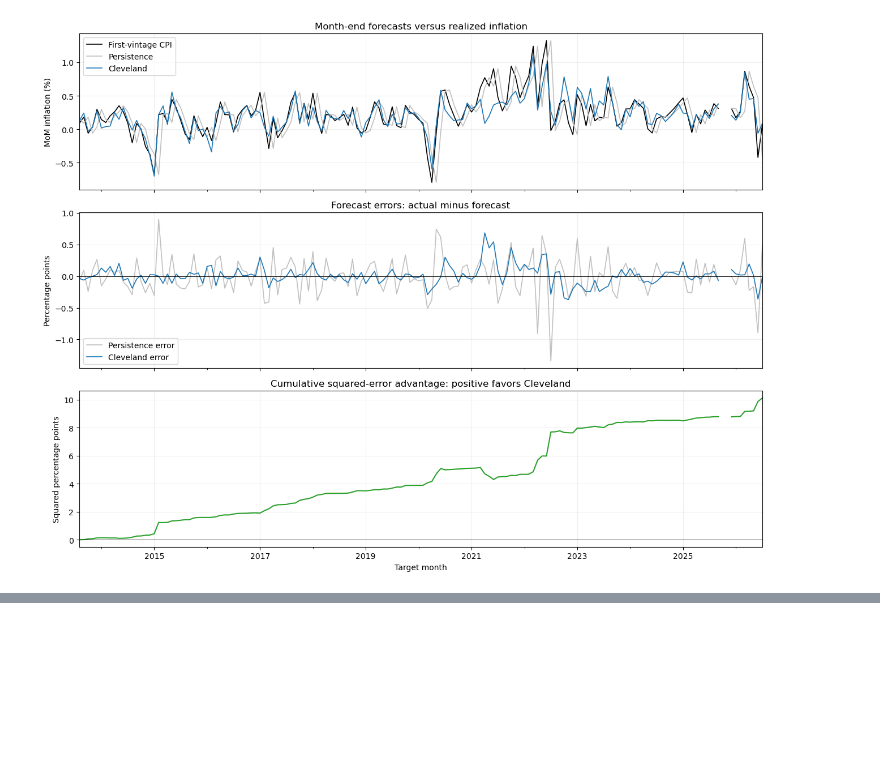
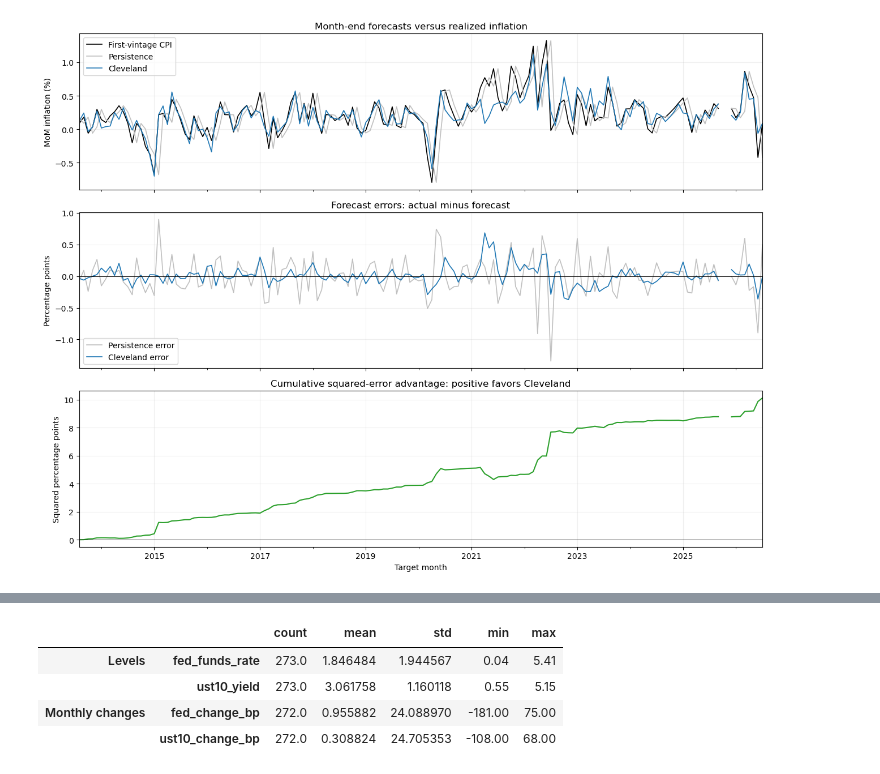
Before and after one commit to Yzc20060417/Systematic-Equities, a Jupyter notebook: EDA.ipynb, the cells around one changed output, grey strips where cells are left out. Drawn from its saved outputs; the diff is of its cells as text; code cells hidden in the pictures; blank space fills up the shorter version.

```diff
--- a/EDA.ipynb
+++ b/EDA.ipynb
@@ -3365,0 +3482,56 @@ plt.show()
+# %%
+# Prepare month-end interest-rate changes.
+# Uses funding_raw and treasury_raw from the preceding Massive fetch cell.
+
+import numpy as np
+import pandas as pd
+import matplotlib.pyplot as plt
+import statsmodels.api as sm
+
+from scipy import stats
+from statsmodels.stats.multitest import multipletests
+
+rates_monthly = (
+    pd.concat(
+        {
+            "fed_funds_rate": (
+                funding_raw["effective_fed_funds_rate"]
+            ),
+            "ust10_yield": (
+                treasury_raw["yield_10_year"]
+            ),
+        },
+        axis=1,
+    )
+    .sort_index()
+    .resample("ME")
+    .last()
+    .dropna()
+)
+
+# Original rate series are expressed in percentage points.
+# First differences multiplied by 100 are basis-point changes.
+rate_changes = rates_monthly.diff().mul(100).rename(
+    columns={
+        "fed_funds_rate": "fed_change_bp",
+        "ust10_yield": "ust10_change_bp",
+    }
+).dropna()
+
+display(
+    pd.concat(
+        [
+            rates_monthly.agg(["count", "mean", "std", "min", "max"]).T,
+            rate_changes.agg(
+                ["count", "mean", "std", "min", "max"]
+            ).T,
+        ],
+        keys=["Levels", "Monthly changes"],
+    )
+)
+# %% [output]
+|  |  | count | mean | std | min | max |
+| Levels | fed_funds_rate | 273.0 | 1.846484 | 1.944567 | 0.04 | 5.41 |
+|  | ust10_yield | 273.0 | 3.061758 | 1.160118 | 0.55 | 5.15 |
+| Monthly changes | fed_change_bp | 272.0 | 0.955882 | 24.088970 | -181.00 | 75.00 |
+|  | ust10_change_bp | 272.0 | 0.308824 | 24.705353 | -108.00 | 68.00 |
```
Also changed, not shown: parts of 11 cells of this notebook.
